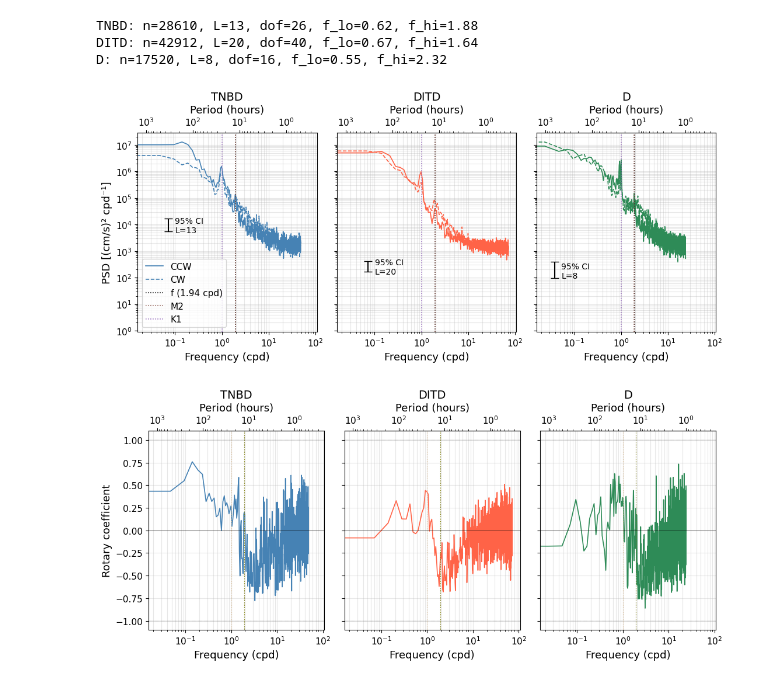
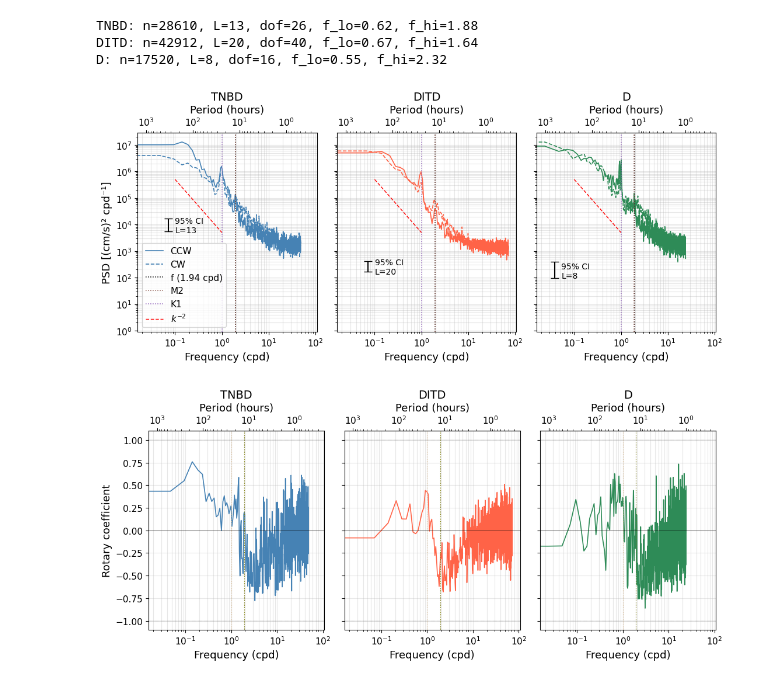
Before and after one commit to MackenzieBlanusa/TNB_tools, a Jupyter notebook: MastersThesis/rotaryspectra_ctd - Copy.ipynb, the cells around one changed output. Cells and saved outputs as stored; diff of their text form; code cells hidden in the pictures.

Commit message:
Added in spectral slope to plots

```diff
--- a/MastersThesis/rotaryspectra_ctd - Copy.ipynb
+++ b/MastersThesis/rotaryspectra_ctd - Copy.ipynb
@@ -694,34 +694,58 @@ for ax, (name, sp) in zip(axes, spectra_full.items()):
     color = moorings[name]['color']
 
     ax.loglog(freq, sp['S_ccw'], color=color,  label='CCW', linewidth=1.2)
     ax.loglog(freq, sp['S_cw'],  color=color,  label='CW',  linewidth=1.2,
               linestyle='--')
 
     # Reference frequency lines
     ax.axvline(f_iner,  color='k',  linestyle=':',  linewidth=1.1, label=f'f ({f_iner:.2f} cpd)')
     ax.axvline(f_M2,    color='tab:brown', linestyle=':',  linewidth=1.1, label='M2')
     ax.axvline(f_diurn, color='tab:purple',   linestyle=':',  linewidth=1.1, label='K1')
 
     add_ci_bracket(ax, sp['f_lo'], sp['f_hi'],
                    label=f"95% CI\nL={sp['L']}", color='k', x_frac=0.1, y_frac=0.3)
 
+
+
+    # --- spectral slopes ---
+    # Define a frequency range over which to draw the slopes
+    # Adjust f_lo_slope and f_hi_slope to position the lines on your plot
+    slopes = [
+    # {'exp': -3,    'label': r'$k^{-3}$',   'f_range': [5, 20],  'anchor': 1e6,  'color': 'r'},
+    # {'exp': -5/3,  'label': r'$k^{-5/3}$', 'f_range': [3, 15],  'anchor': 5e2,  'color': 'cyan'},
+    {'exp': -2,    'label': r'$k^{-2}$',   'f_range': [0.1, 1],  'anchor': 5e5,  'color': 'r'},
+    ]
+
+    for s in slopes:
+        f_range = np.array(s['f_range'])
+        S_slope = s['anchor'] * (f_range / f_range[0]) ** s['exp']
+        ax.loglog(f_range, S_slope,
+                color=s['color'],
+                linewidth=1.0,
+                linestyle=(0, (4, 2)),
+                label=s['label'])
+
     ax.set_title(moorings[name]['label'])
     ax.set_xlabel('Frequency (cpd)')
     ax.grid(True, which='both', alpha=0.3)
 
+
+
     # Secondary period axis
     secax = ax.secondary_xaxis('top', functions=(lambda f: 24/f, lambda t: 24/t))
     secax.set_xlabel('Period (hours)')
+
+
 
 axes[0].set_ylabel('PSD [(cm/s)² cpd⁻¹]')
 axes[0].legend()
 
 # plt.suptitle('Rotary power spectra — full record', y=1.02)
 plt.tight_layout()
 # plt.savefig('moorings_2018_fullspectra.png', dpi=300, bbox_inches='tight')
 plt.show()
 # %% [output]
-[figure, old version]
+[figure, new version]
 # %%
 fig, axes = plt.subplots(1, 3, figsize=(11, 5), sharey=True, sharex=True, constrained_layout=True)
 
```
